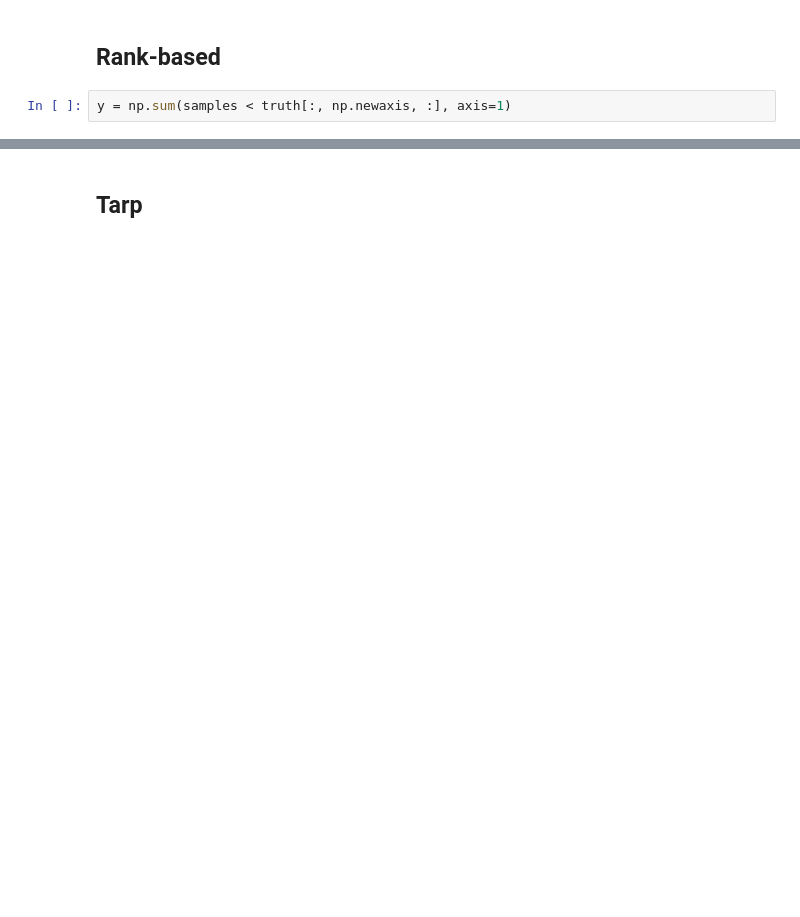
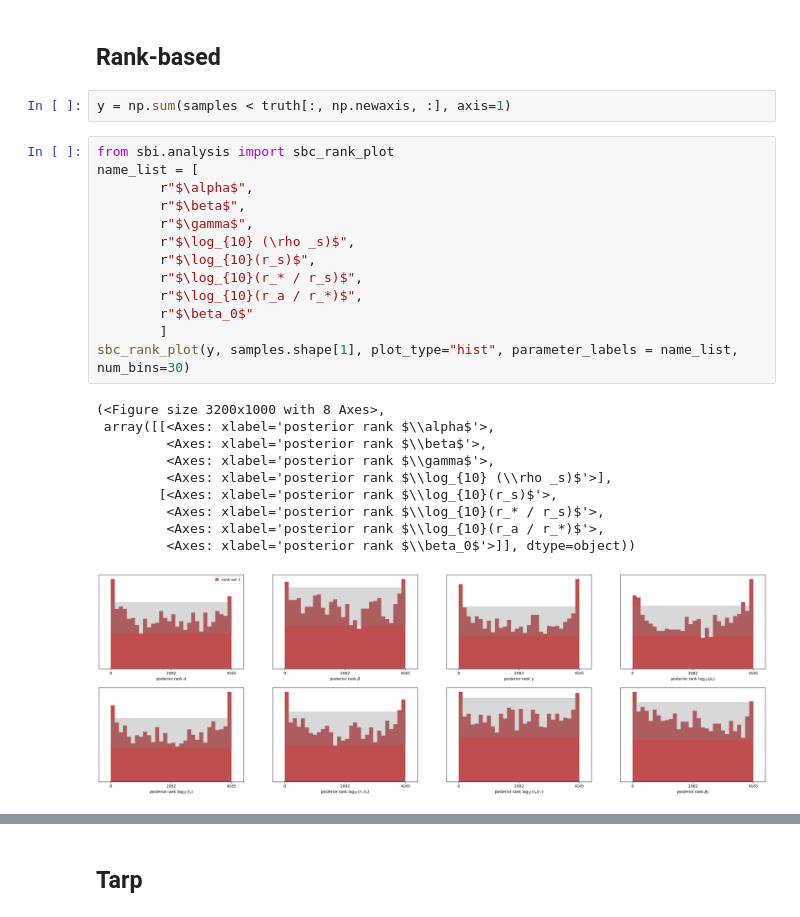
Before and after one commit to Anodymous1/suds, a Jupyter notebook: 8d_theta/rank.ipynb, the cells around one changed output, grey strips where cells are left out. Drawn from its saved outputs; the diff is of its cells as text; blank space fills up the shorter version.

Commit message:
added r_a, beta0 filter

```diff
--- a/8d_theta/rank.ipynb
+++ b/8d_theta/rank.ipynb
@@ -49,6 +63,30 @@ truth = raw_truth[k]
 ## Rank-based
 # %%
 y = np.sum(samples < truth[:, np.newaxis, :], axis=1)
+# %%
+from sbi.analysis import sbc_rank_plot
+name_list = [
+        r"$\alpha$",
+        r"$\beta$",
+        r"$\gamma$",
+        r"$\log_{10} (\rho _s)$",
+        r"$\log_{10}(r_s)$",
+        r"$\log_{10}(r_* / r_s)$",
+        r"$\log_{10}(r_a / r_*)$",
+        r"$\beta_0$"
+        ]
+sbc_rank_plot(y, samples.shape[1], plot_type="hist", parameter_labels = name_list, num_bins=30)
+# %% [output]
+(<Figure size 3200x1000 with 8 Axes>,
+ array([[<Axes: xlabel='posterior rank $\\alpha$'>,
+         <Axes: xlabel='posterior rank $\\beta$'>,
+         <Axes: xlabel='posterior rank $\\gamma$'>,
+         <Axes: xlabel='posterior rank $\\log_{10} (\\rho _s)$'>],
+        [<Axes: xlabel='posterior rank $\\log_{10}(r_s)$'>,
+         <Axes: xlabel='posterior rank $\\log_{10}(r_* / r_s)$'>,
+         <Axes: xlabel='posterior rank $\\log_{10}(r_a / r_*)$'>,
+         <Axes: xlabel='posterior rank $\\beta_0$'>]], dtype=object))
+[figure, added]
 # %%
 name_list = [
         r"$\alpha$",
```
Also changed, not shown: parts of 6 cells of this notebook, 10 other files.
